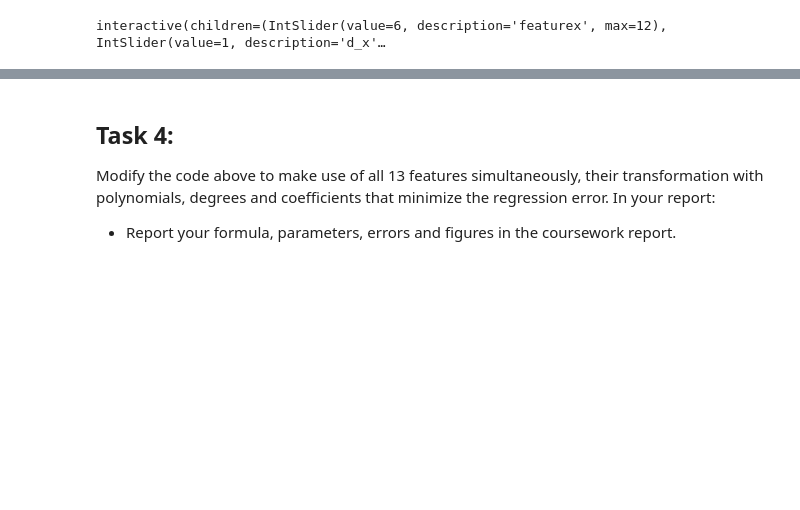
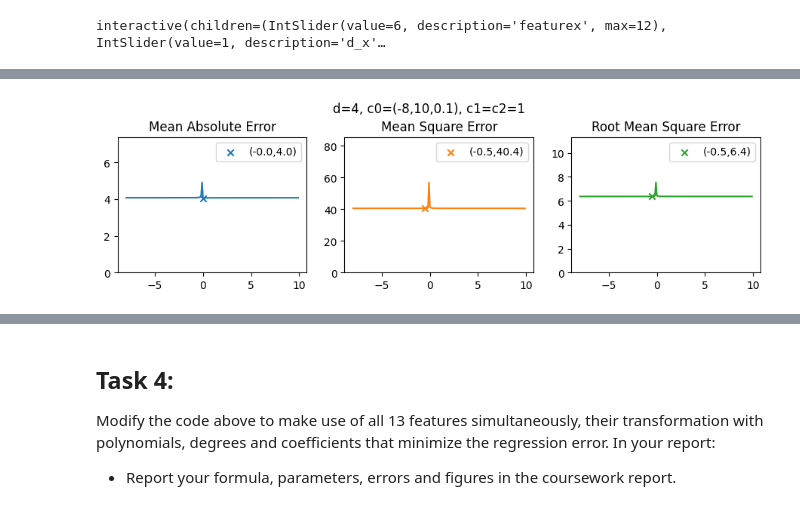
Before and after one commit to rachung2510/machine-learning-course, a Jupyter notebook: ML_non_linear_predictors.ipynb, the cells around one changed output, grey strips where cells are left out. Saved outputs shown, nothing was run; the diff lists cells and outputs as text; code cells hidden in the pictures; blank space fills up the shorter version.

```diff
--- a/ML_non_linear_predictors.ipynb
+++ b/ML_non_linear_predictors.ipynb
@@ -437,0 +529,4 @@ Based on trial and error, the chosen parameters are: feature = 5 (RM), $d_x = 4$
+# %%
+tune_params(d=[4], c0=np.arange(-8,10,0.1), title="d=4, c0=(-8,10,0.1), c1=c2=1")
+# %% [output]
+[figure, added]
```
Also changed, not shown: parts of 18 cells of this notebook.
